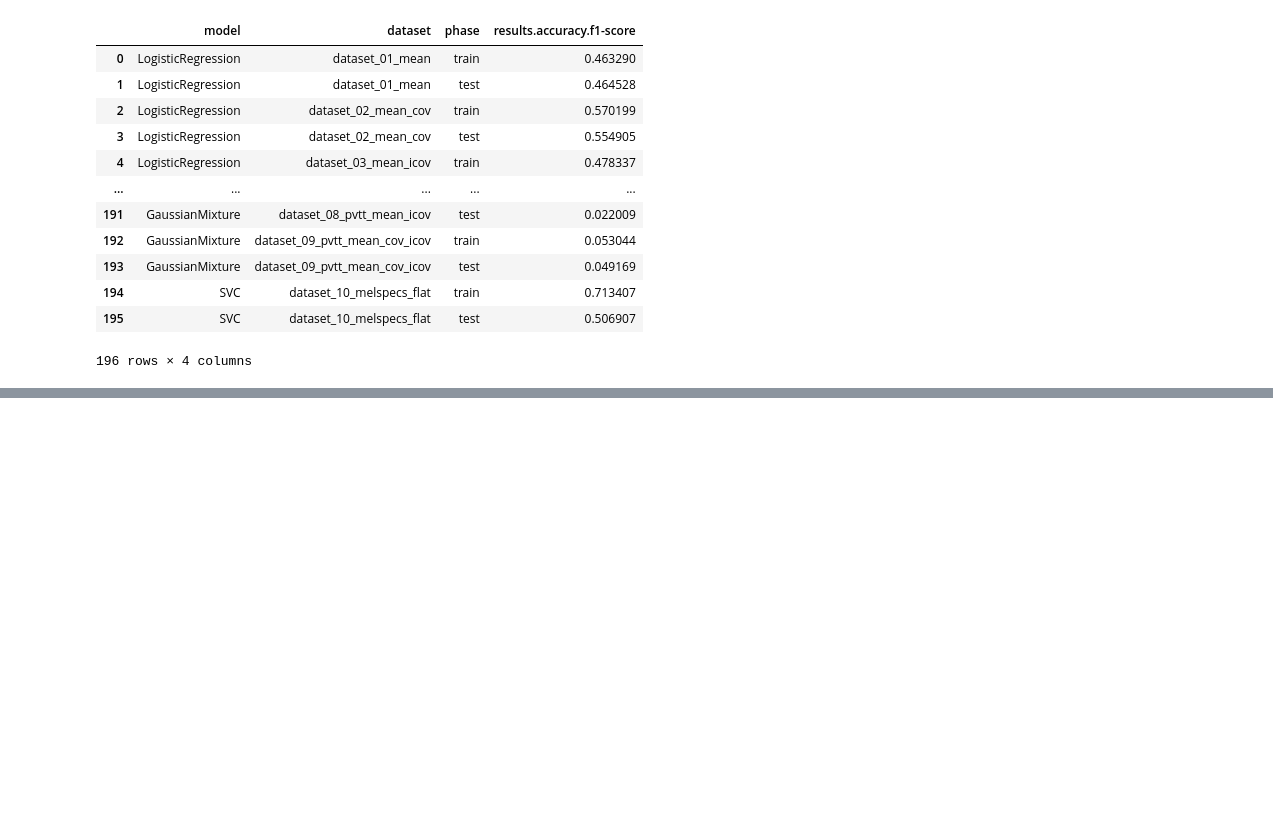
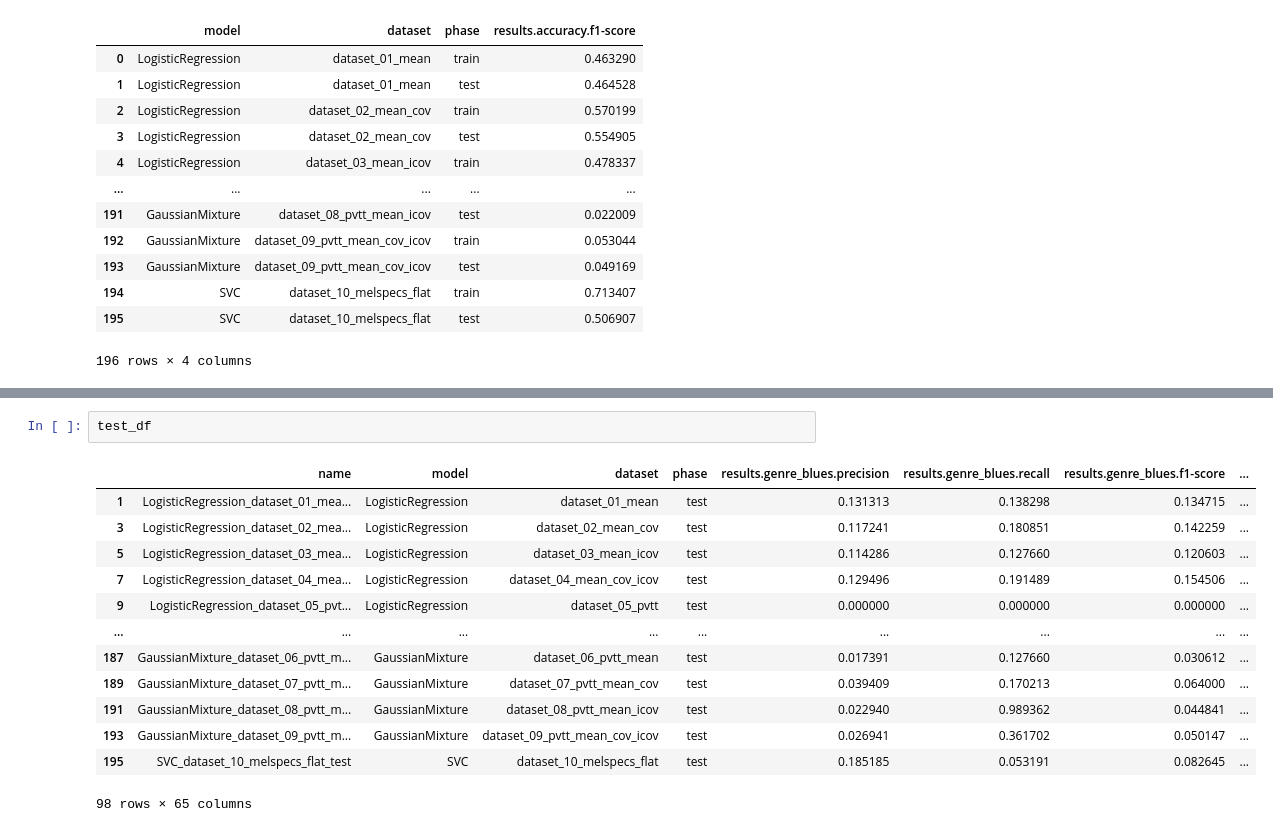
Before and after one commit to RERobbins/mids_w207_music_genre, a Jupyter notebook: member_workspaces/rich/models/results.ipynb, the cells around one changed output, grey strips where cells are left out. Drawn from its saved outputs; the diff is of its cells as text; blank space fills up the shorter version.

```diff
--- a/member_workspaces/rich/models/results.ipynb
+++ b/member_workspaces/rich/models/results.ipynb
@@ -112,0 +155,16 @@ Name: 64, Length: 65, dtype: object
+# %%
+test_df
+# %% [output]
+|  | name | model | dataset | phase | results.genre_blues.precision | results.genre_blues.recall | results.genre_blues.f1-score | ... |
+| 1 | LogisticRegression_dataset_01_mea... | LogisticRegression | dataset_01_mean | test | 0.131313 | 0.138298 | 0.134715 | ... |
+| 3 | LogisticRegression_dataset_02_mea... | LogisticRegression | dataset_02_mean_cov | test | 0.117241 | 0.180851 | 0.142259 | ... |
+| 5 | LogisticRegression_dataset_03_mea... | LogisticRegression | dataset_03_mean_icov | test | 0.114286 | 0.127660 | 0.120603 | ... |
+| 7 | LogisticRegression_dataset_04_mea... | LogisticRegression | dataset_04_mean_cov_icov | test | 0.129496 | 0.191489 | 0.154506 | ... |
+| 9 | LogisticRegression_dataset_05_pvt... | LogisticRegression | dataset_05_pvtt | test | 0.000000 | 0.000000 | 0.000000 | ... |
+| ... | ... | ... | ... | ... | ... | ... | ... | ... |
+| 187 | GaussianMixture_dataset_06_pvtt_m... | GaussianMixture | dataset_06_pvtt_mean | test | 0.017391 | 0.127660 | 0.030612 | ... |
+| 189 | GaussianMixture_dataset_07_pvtt_m... | GaussianMixture | dataset_07_pvtt_mean_cov | test | 0.039409 | 0.170213 | 0.064000 | ... |
+| 191 | GaussianMixture_dataset_08_pvtt_m... | GaussianMixture | dataset_08_pvtt_mean_icov | test | 0.022940 | 0.989362 | 0.044841 | ... |
+| 193 | GaussianMixture_dataset_09_pvtt_m... | GaussianMixture | dataset_09_pvtt_mean_cov_icov | test | 0.026941 | 0.361702 | 0.050147 | ... |
+| 195 | SVC_dataset_10_melspecs_flat_test | SVC | dataset_10_melspecs_flat | test | 0.185185 | 0.053191 | 0.082645 | ... |
+98 rows × 65 columns
```
Also changed, not shown: parts of 14 cells of this notebook.
